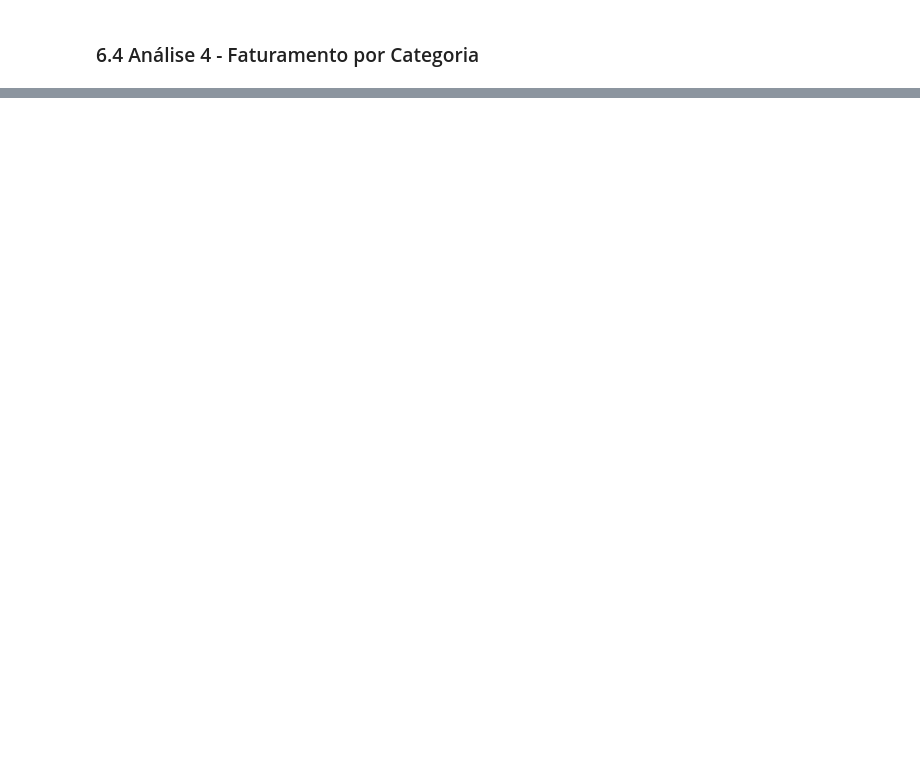
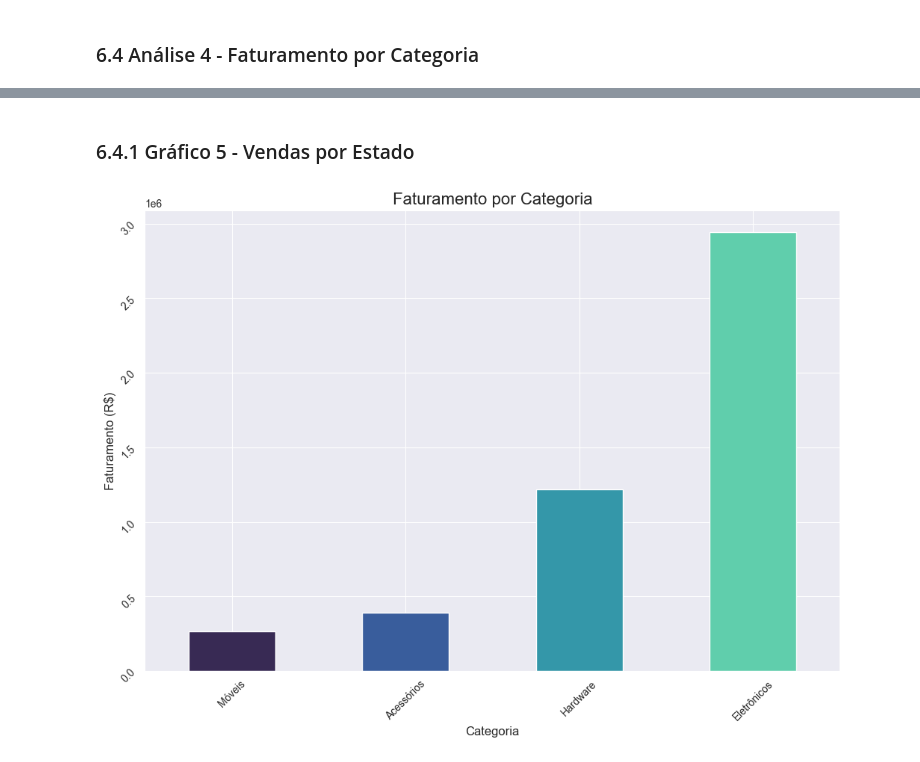
Before and after one commit to letambelli/dsa-python-fundamentos-da-linguagem-python-mini-projeto-1, a Jupyter notebook: main.ipynb, the cells around one changed output, grey strips where cells are left out. Saved outputs shown, nothing was run; the diff lists cells and outputs as text; code cells hidden in the pictures; blank space fills up the shorter version.

```diff
--- a/main.ipynb
+++ b/main.ipynb
@@ -508,2 +508,6 @@ plt.show()
 # %% [markdown]
 ### 6.4 Análise 4 - Faturamento por Categoria
+# %%
+faturamento_categoria = df1.groupby("Categoria")["Faturamento"].sum().sort_index(ascending = False)
+# %%
+faturamento_categoria = faturamento_categoria.sort_values(ascending = True)
@@ -509,0 +532,21 @@ plt.show()
+# %% [markdown]
+### 6.4.1 Gráfico 5 - Vendas por Estado
+# %%
+plt.figure(figsize = (12,8))
+
+faturamento_categoria.plot(
+    kind = 'bar',
+    color = sns.color_palette("mako", n_colors = len(faturamento_categoria))
+)
+
+plt.title('Faturamento por Categoria', fontsize = 16)
+
+plt.xlabel('Categoria', fontsize = 12)
+plt.ylabel('Faturamento (R$)', fontsize = 12)
+
+plt.xticks(rotation = 45)
+plt.yticks(rotation = 45)
+
+plt.show()
+# %% [output]
+[figure, added]
```
Also changed, not shown: parts of 16 cells of this notebook.
